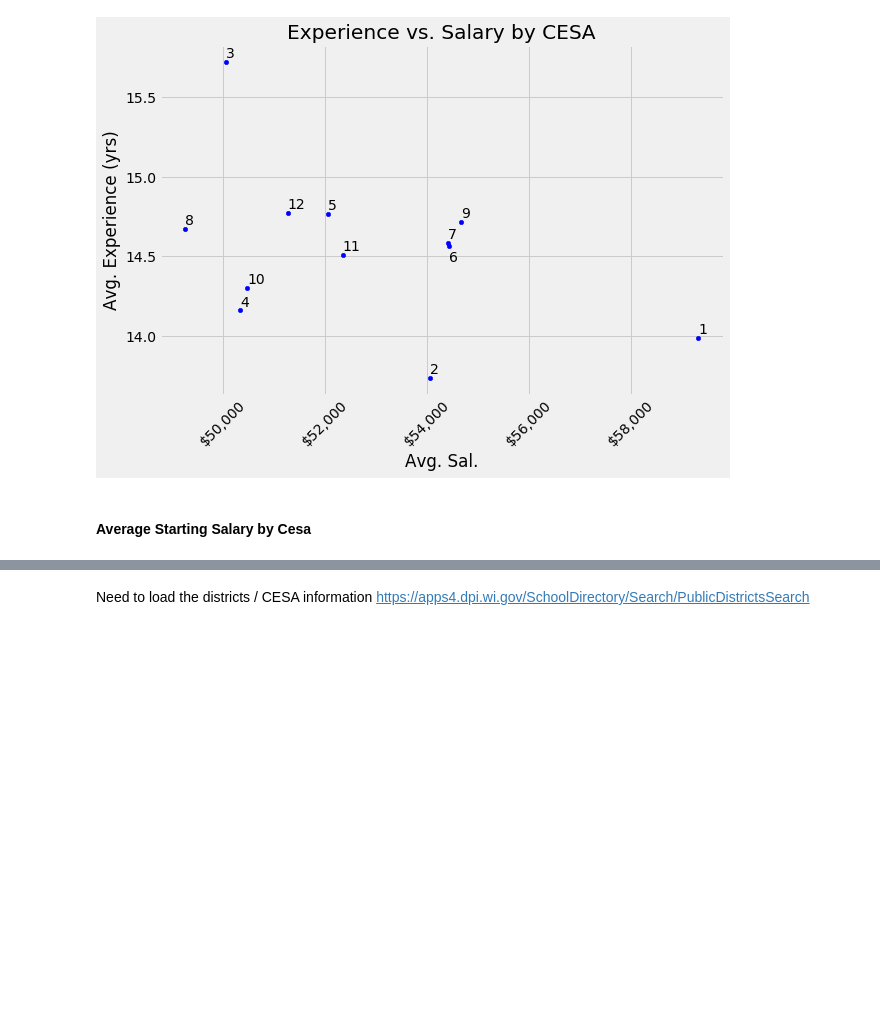
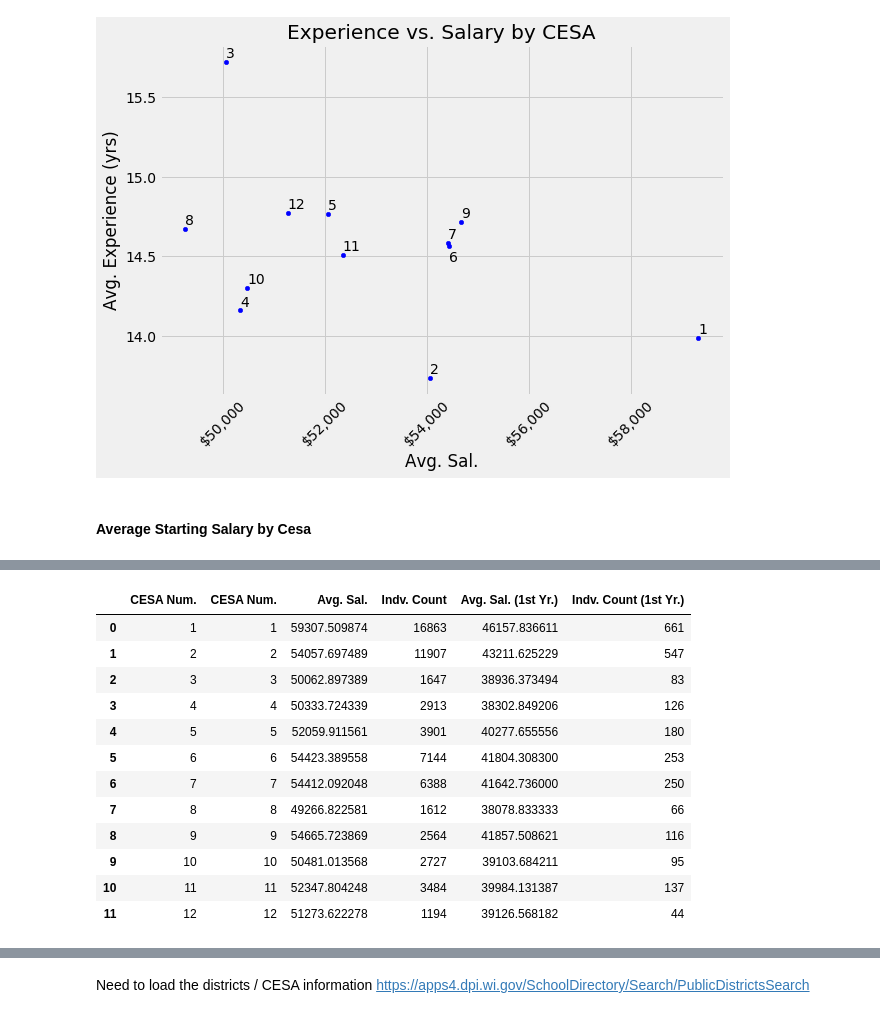
Before and after one commit to j-buss/wi-dpi, a Jupyter notebook: blog/5_A_Geographic_Descriptive_Analytics.ipynb, the cells around one changed output, grey strips where cells are left out. Saved outputs shown, nothing was run; the diff lists cells and outputs as text; code cells hidden in the pictures; blank space fills up the shorter version.

```diff
--- a/blog/5_A_Geographic_Descriptive_Analytics.ipynb
+++ b/blog/5_A_Geographic_Descriptive_Analytics.ipynb
@@ -211,0 +260,16 @@ Cesa_Sum_FirstYear_df
+# %%
+test
+# %% [output]
+|  | CESA Num. | CESA Num. | Avg. Sal. | Indv. Count | Avg. Sal. (1st Yr.) | Indv. Count (1st Yr.) |
+| 0 | 1 | 1 | 59307.509874 | 16863 | 46157.836611 | 661 |
+| 1 | 2 | 2 | 54057.697489 | 11907 | 43211.625229 | 547 |
+| 2 | 3 | 3 | 50062.897389 | 1647 | 38936.373494 | 83 |
+| 3 | 4 | 4 | 50333.724339 | 2913 | 38302.849206 | 126 |
+| 4 | 5 | 5 | 52059.911561 | 3901 | 40277.655556 | 180 |
+| 5 | 6 | 6 | 54423.389558 | 7144 | 41804.308300 | 253 |
+| 6 | 7 | 7 | 54412.092048 | 6388 | 41642.736000 | 250 |
+| 7 | 8 | 8 | 49266.822581 | 1612 | 38078.833333 | 66 |
+| 8 | 9 | 9 | 54665.723869 | 2564 | 41857.508621 | 116 |
+| 9 | 10 | 10 | 50481.013568 | 2727 | 39103.684211 | 95 |
+| 10 | 11 | 11 | 52347.804248 | 3484 | 39984.131387 | 137 |
+| 11 | 12 | 12 | 51273.622278 | 1194 | 39126.568182 | 44 |
```
Also changed, not shown: parts of 15 cells of this notebook.
